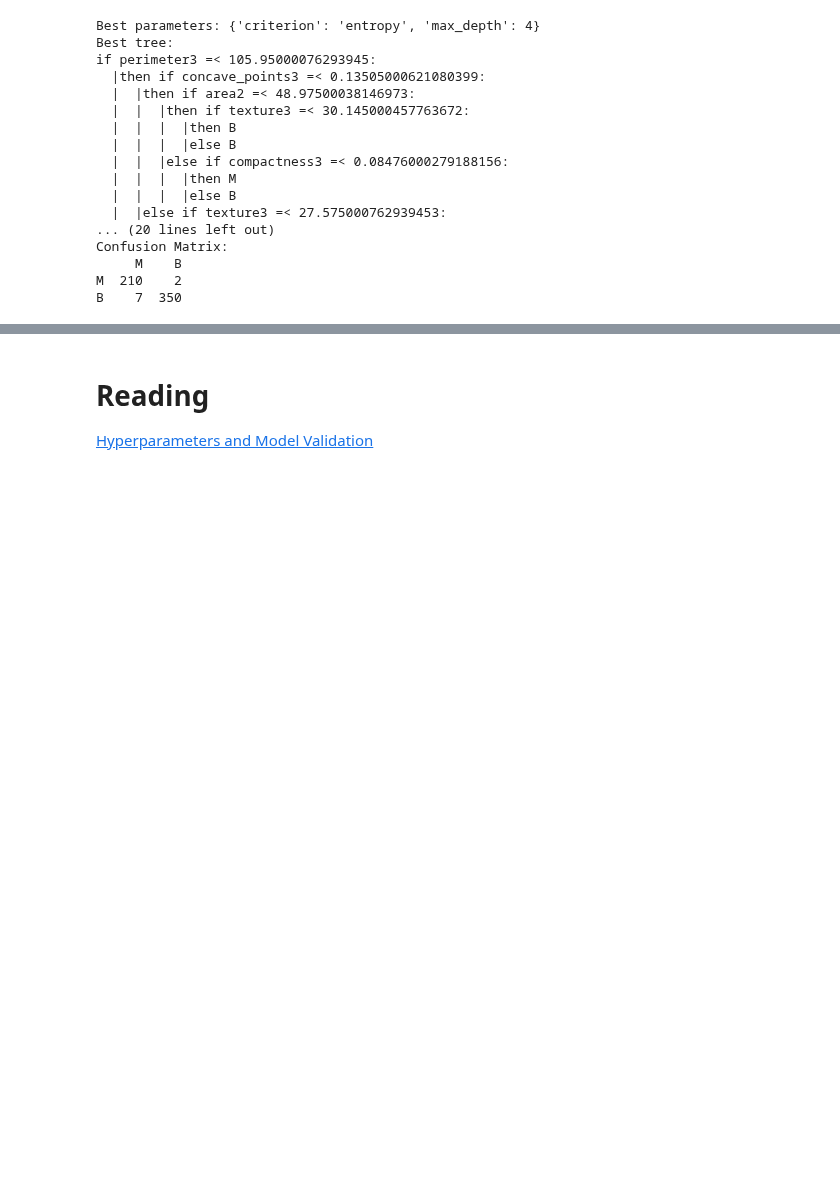
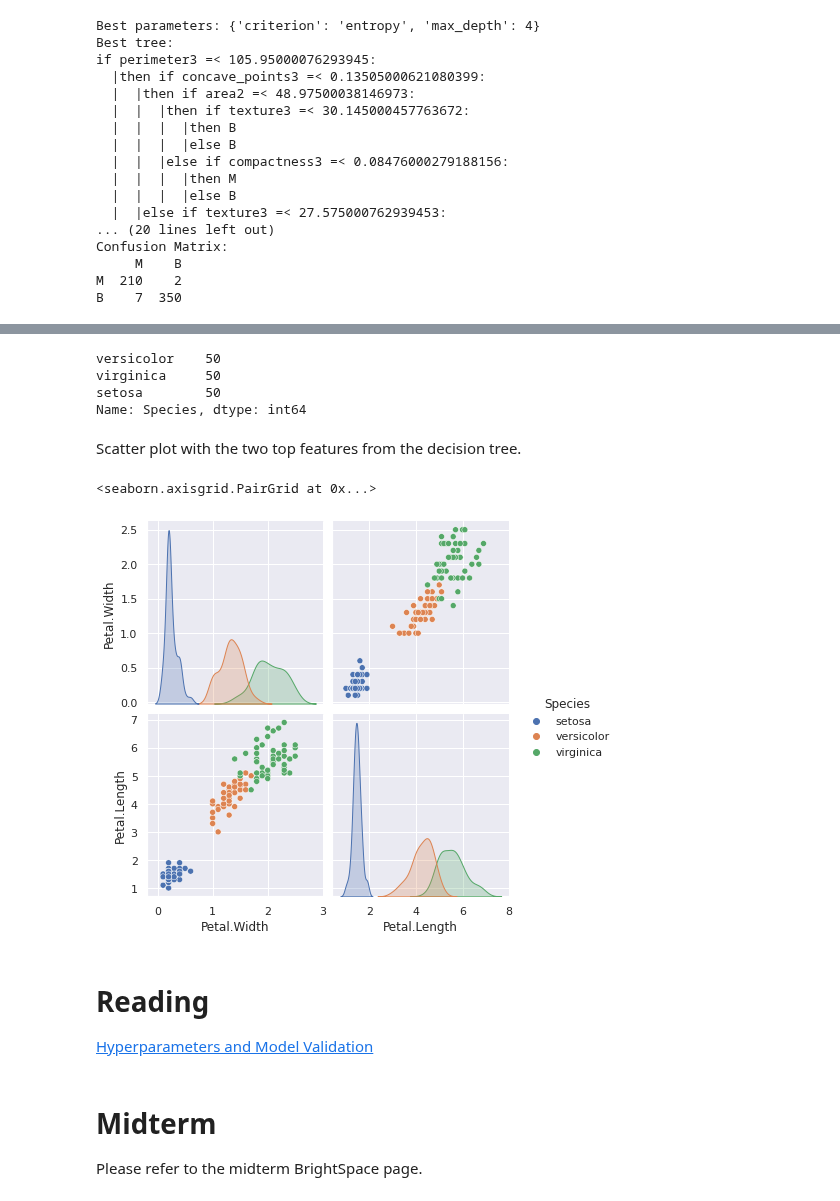
Before and after one commit to IndraniMandal/CSC310-S20, a Jupyter notebook: 11-models-2.ipynb, the cells around one changed output, grey strips where cells are left out. Saved outputs shown, nothing was run; the diff lists cells and outputs as text; code cells hidden in the pictures; blank space fills up the shorter version.

```diff
--- a/11-models-2.ipynb
+++ b/11-models-2.ipynb
@@ -603,4 +754,24 @@ B    7  350
+# %%
+y.value_counts()
+# %% [output]
+versicolor    50
+virginica     50
+setosa        50
+Name: Species, dtype: int64
+# %% [markdown]
+Scatter plot with the two top features from the decision tree.
+# %%
+import seaborn as sns
+sns.set()
+sns.pairplot(df, hue='Species', height=3, vars=["Petal.Width", "Petal.Length"])
+# %% [output]
+<seaborn.axisgrid.PairGrid at 0x...>
+[figure, added]
 # %% [markdown]
 # Reading
 
 [Hyperparameters and Model Validation](https://jakevdp.github.io/PythonDataScienceHandbook/05.03-hyperparameters-and-model-validation.html)
+# %% [markdown]
+# Midterm
+
+Please refer to the midterm BrightSpace page.
```
Also changed, not shown: parts of 78 cells of this notebook.
